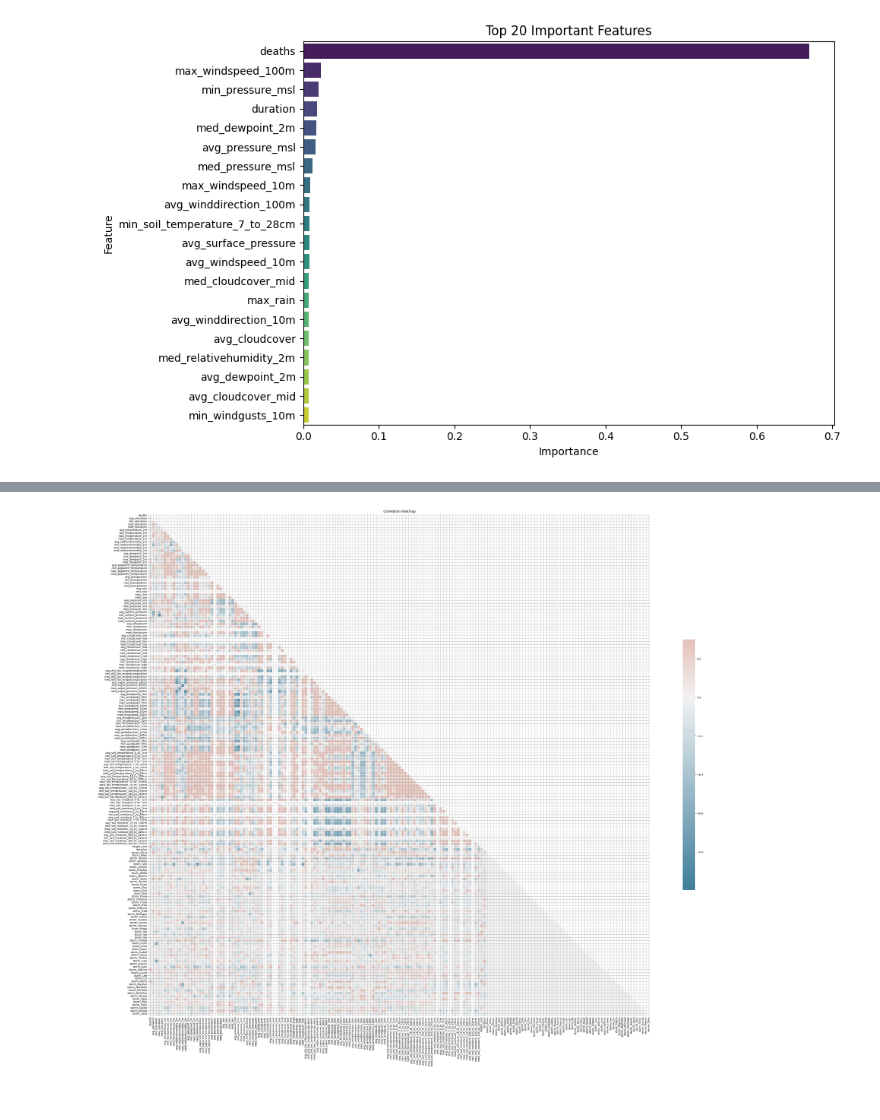
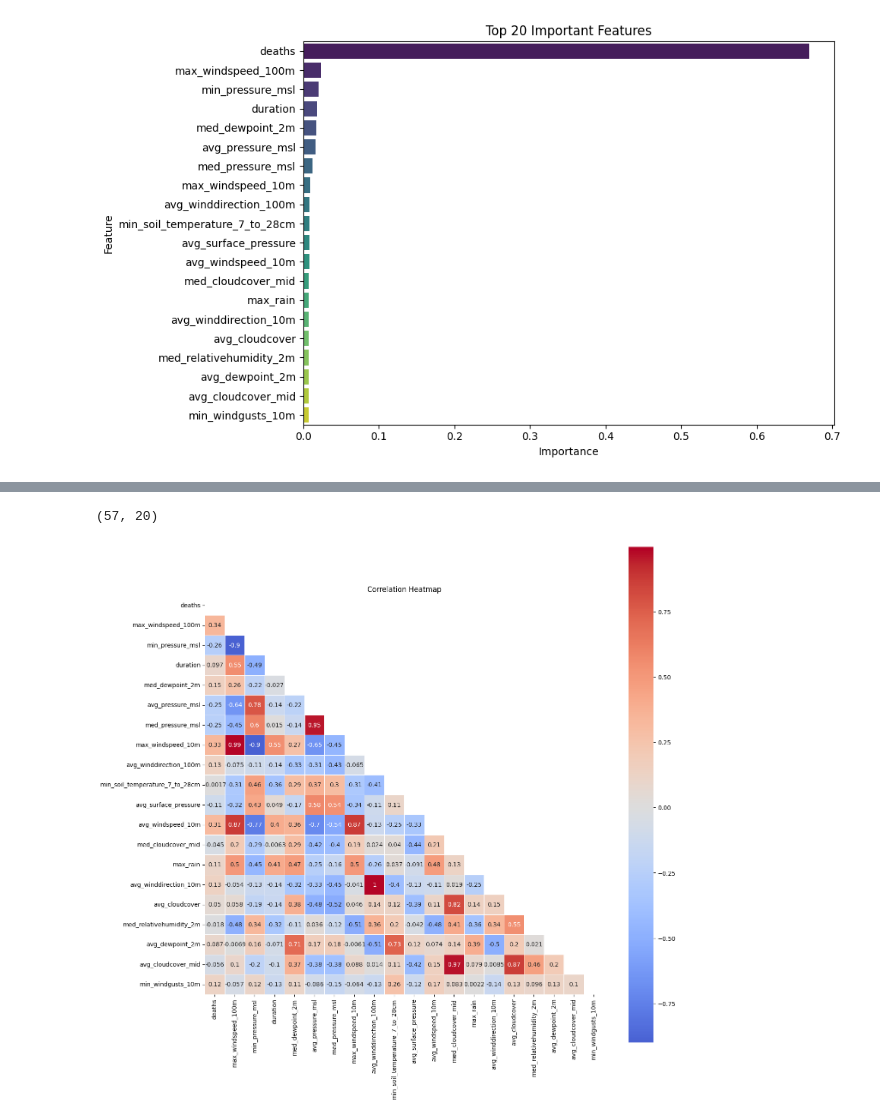
Before and after one commit to vy2388/hurricaneKatrina, a Jupyter notebook: Vlad_Preprocessing/preprocess_v3_agg.ipynb, the cells around one changed output, grey strips where cells are left out. Saved outputs shown, nothing was run; the diff lists cells and outputs as text; code cells hidden in the pictures.

Commit message:
updating correlation maps. moving to main branch.

```diff
--- a/Vlad_Preprocessing/preprocess_v3_agg.ipynb
+++ b/Vlad_Preprocessing/preprocess_v3_agg.ipynb
@@ -196,0 +195,3 @@ plt.show()
+# %%
+topFeatures_20 = list(top_features['feature'])
+topFeatures_20
@@ -199,22 +267,29 @@ plt.show()
+# %%
+top20DF = df[topFeatures_20]
+top20DF.shape
+# %% [output]
+(57, 20)
 # %%
 # Calculate the correlation matrix
-correlation_matrix = df.corr()
+correlation_matrix = top20DF.corr()
 
 # Create a mask for the upper triangle
 mask = np.triu(np.ones_like(correlation_matrix, dtype=bool))
 
 # Set up the matplotlib figure
-f, ax = plt.subplots(figsize=(45, 35))
+f, ax = plt.subplots(figsize=(15,15))
+# ax.set_facecolor('lightgray')
+# Generate a custom diverging colormap
 
-# Generate a custom diverging colormap
-cmap = sns.diverging_palette(230, 20, as_cmap=True)
+# cmap = sns.diverging_palette(250, 20, as_cmap=True)
 
 # Draw the heatmap with the mask and correct aspect ratio
-sns.heatmap(correlation_matrix, mask=mask, cmap=cmap, vmax=.3, center=0,
-            square=True, linewidths=.5, cbar_kws={"shrink": .5})
-plt.grid()
-# Show plot
+sns.heatmap(correlation_matrix, mask=mask,  center=0,
+            square=True, linewidths=.5, annot=True, cmap="coolwarm")
+
+# plt.grid()
+
 plt.title("Correlation Heatmap")
 plt.show()
 # %% [output]
-[figure, old version]
+[figure, new version]
```
Also changed, not shown: parts of 9 cells of this notebook.
